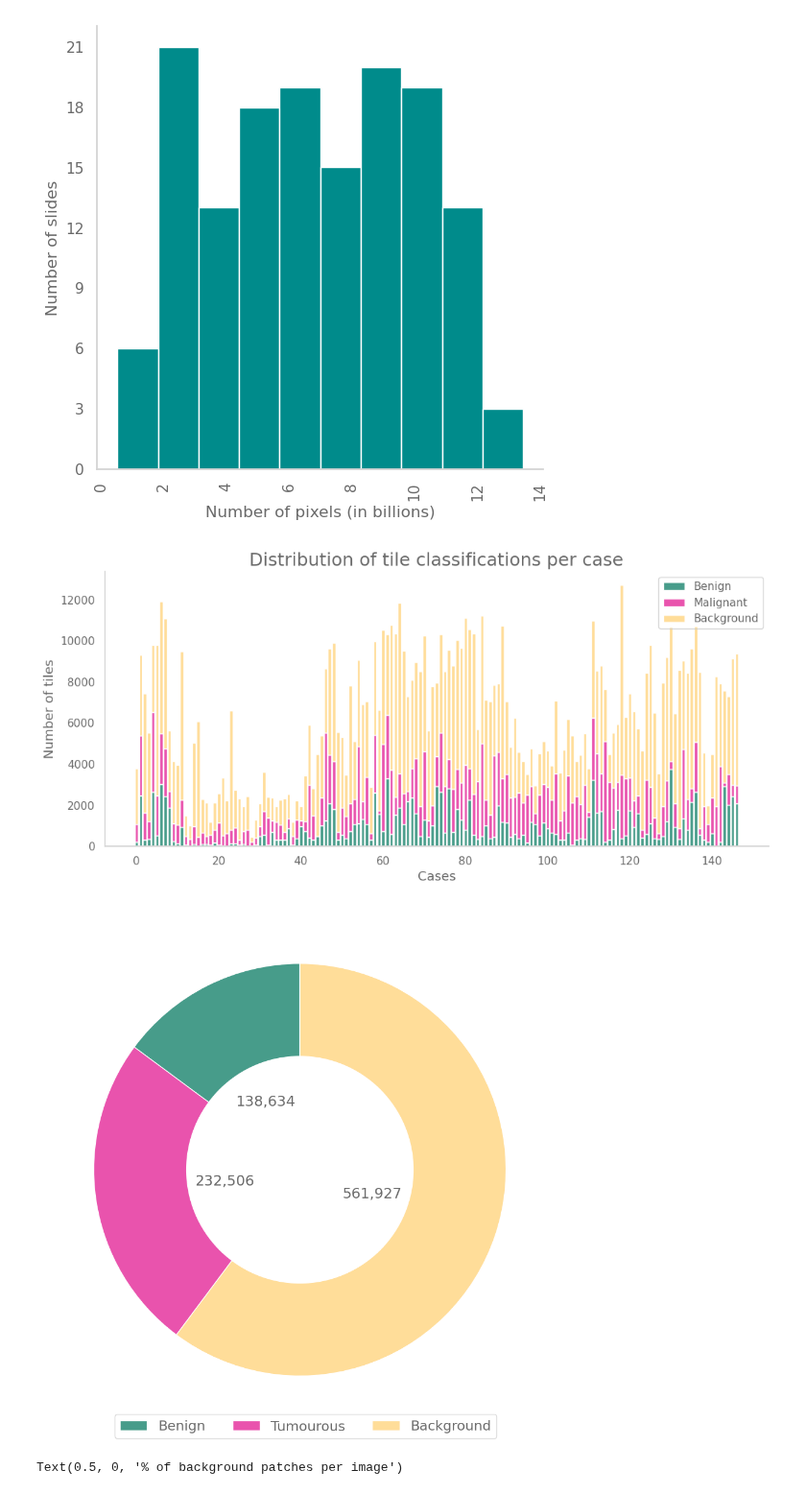
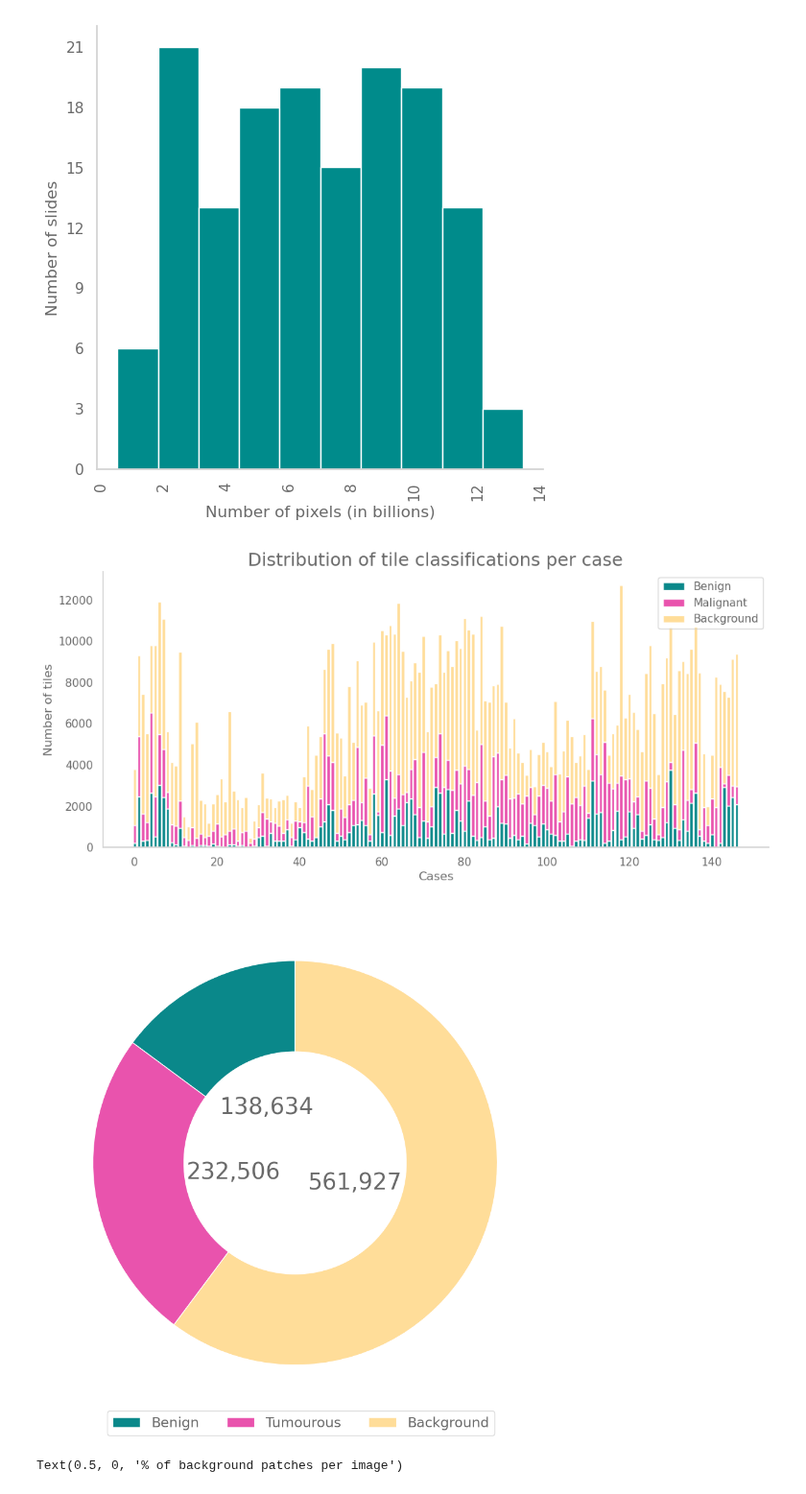
Before and after one commit to Alexandra-Smith/masters, a Jupyter notebook: notebooks/05-data-info.ipynb, the cells around one changed output. Shown at 96% size. Cells and saved outputs as stored; diff of their text form; code cells hidden in the pictures.

Commit message:
creating graphs

```diff
--- a/notebooks/05-data-info.ipynb
+++ b/notebooks/05-data-info.ipynb
@@ -33,15 +33,16 @@ sns.set(font='Franklin Gothic Book',
  'ytick.direction': 'out',
  'ytick.left': False,
  'ytick.right': False})
-sns.set_context("notebook", rc={"font.size":18,
+sns.set_context("notebook", rc={"font.size":14,
                                 "axes.titlesize":18,
-                                "axes.labelsize":16})
+                                "axes.labelsize":14})
 # %% [markdown]
 Create colour palette
 # %%
 M_darkpurple = '#783CBB'
 M_lightpurple = '#A385DB'
-M_green = '#479C8A'
+# M_green = '#479C8A'
+M_green = '#0a888a'
 M_yellow = '#FFDD99'
 M_lightpink = '#EFA9CD'
 M_darkpink = '#E953AD'
@@ -101,3 +102,12 @@ ax.set_ylabel('Number of slides')
 Text(0, 0.5, 'Number of slides')
 findfont: Font family ['Franklin Gothic Book'] not found. Falling back to DejaVu Sans.
 [figure]
+# %%
+plt.rcParams["figure.figsize"] = [8, 8]
+ax = plt.figure().gca()
+ax.bar(["Benign", "Malignant"], [df['Num_of_benign_tiles'].sum(), df['Num_of_tumourous_tiles'].sum()], color=cd['pink'], width=0.45)
+for i, v in enumerate([df['Num_of_benign_tiles'].sum(), df['Num_of_tumourous_tiles'].sum()]):
+    ax.text(i, v+3000, str(v), fontweight = 'bold')
+ax.set_xlabel('Number of patches')
+ax.set_title("Total number of patches per class")
+# plt.savefig('/Users/alexandrasmith/Desktop/Workspace/Projects/masters/reports/data figs/patch_split.png')
@@ -197,29 +209,29 @@ ax.set_ylabel('Number of tiles')
 plt.title('Distribution of tile classifications per case')
 # plt.savefig('/Users/alexandrasmith/Desktop/Workspace/Projects/masters/reports/data figs/patch_classifications_bar.png')
 # %% [output]
-[figure, old version]
+[figure, new version]
 # %%
 plt.rcParams["figure.figsize"] = [10, 10]
 total_benign = df['Num_of_benign_tiles'].sum()
 total_tumourous = df['Num_of_tumourous_tiles'].sum()
 total_background = df['Num_of_patches_discarded'].sum()
 total_patches = total_benign + total_tumourous + total_background
-plt.pie([total_benign, total_tumourous, total_background], colors=[cd['green'], cd['pink'], cd['yellow']], startangle=90, autopct=lambda x: '{:,.0f}'.format(x*total_patches/100), labeldistance=1.2, pctdistance=0.37)
+plt.pie([total_benign, total_tumourous, total_background], colors=[cd['green'], cd['pink'], cd['yellow']], startangle=90, autopct=lambda x: '{:,.0f}'.format(x*total_patches/100), labeldistance=1.2, pctdistance=0.31)
 # plt.pie(status, colors=['mediumpurple', 'mediumaquamarine'], startangle=90, autopct=lambda x: '{:.2f}%'.format(x))
 plt.legend(labels=['Benign', 'Tumourous', 'Background'], fontsize=17, bbox_to_anchor=(0.51,0.08), loc="center", bbox_transform=plt.gcf().transFigure, ncol=3)
 
 #draw circle
 centre_circle = plt.Circle((0,0),0.550,fc='white')
 fig = plt.gcf()
 fig.gca().add_artist(centre_circle)
 # Equal aspect ratio ensures that pie is drawn as a circle
 # plt.axis('equal')
 plt.tight_layout()
 # plt.title("Patch classifications", x=0.5, y=0.97)
 # plt.show()
 # plt.savefig('/Users/alexandrasmith/Desktop/Workspace/Projects/masters/reports/data figs/patch_classifications_pie.png')
 # %% [output]
-[figure, old version]
+[figure, new version]
 # %%
 fig = go.Figure()
 fig.add_trace(go.Histogram(y=df['Num_of_benign_tiles'], marker_color="darkcyan", name="Benign"))
```
Also changed, not shown: parts of 5 cells of this notebook.
